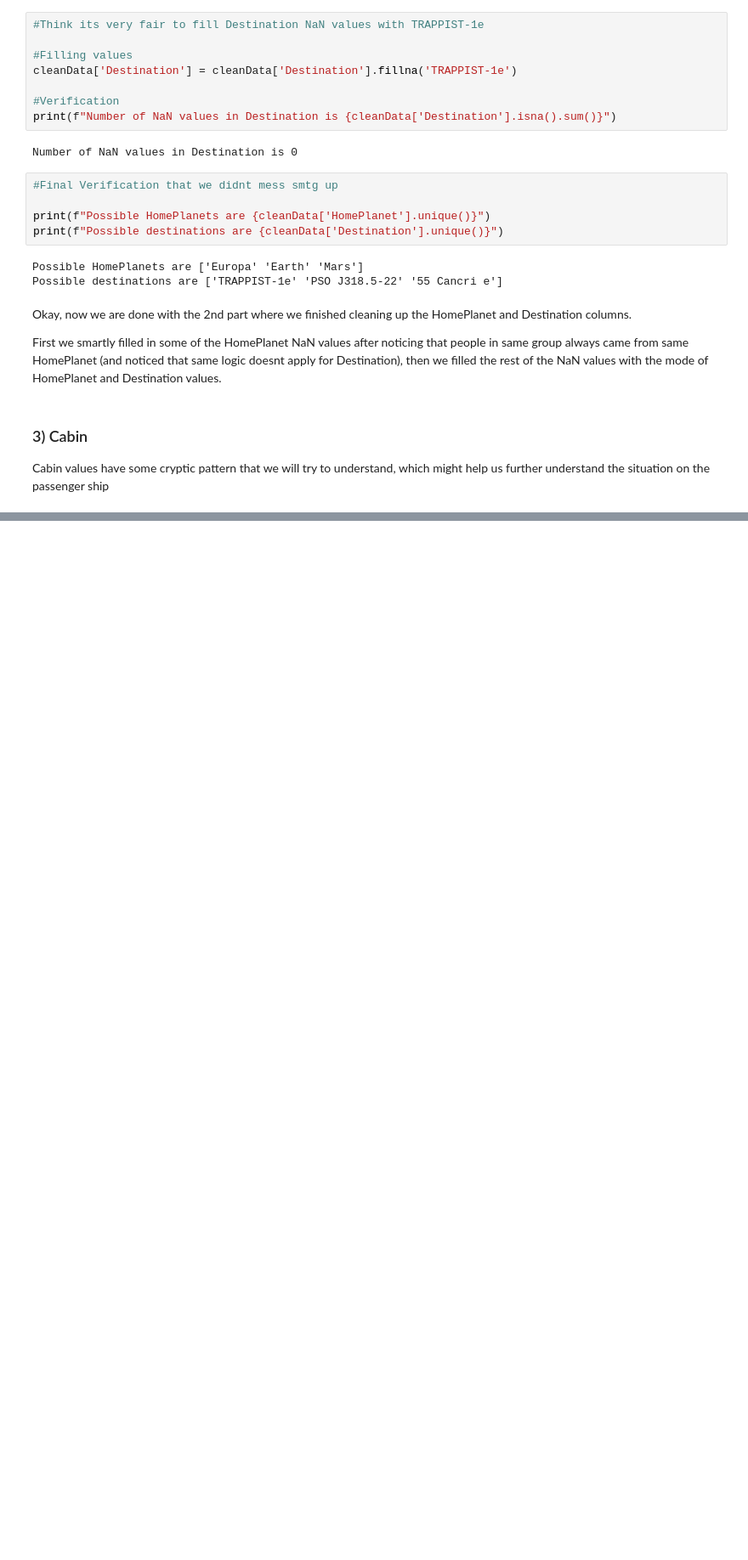
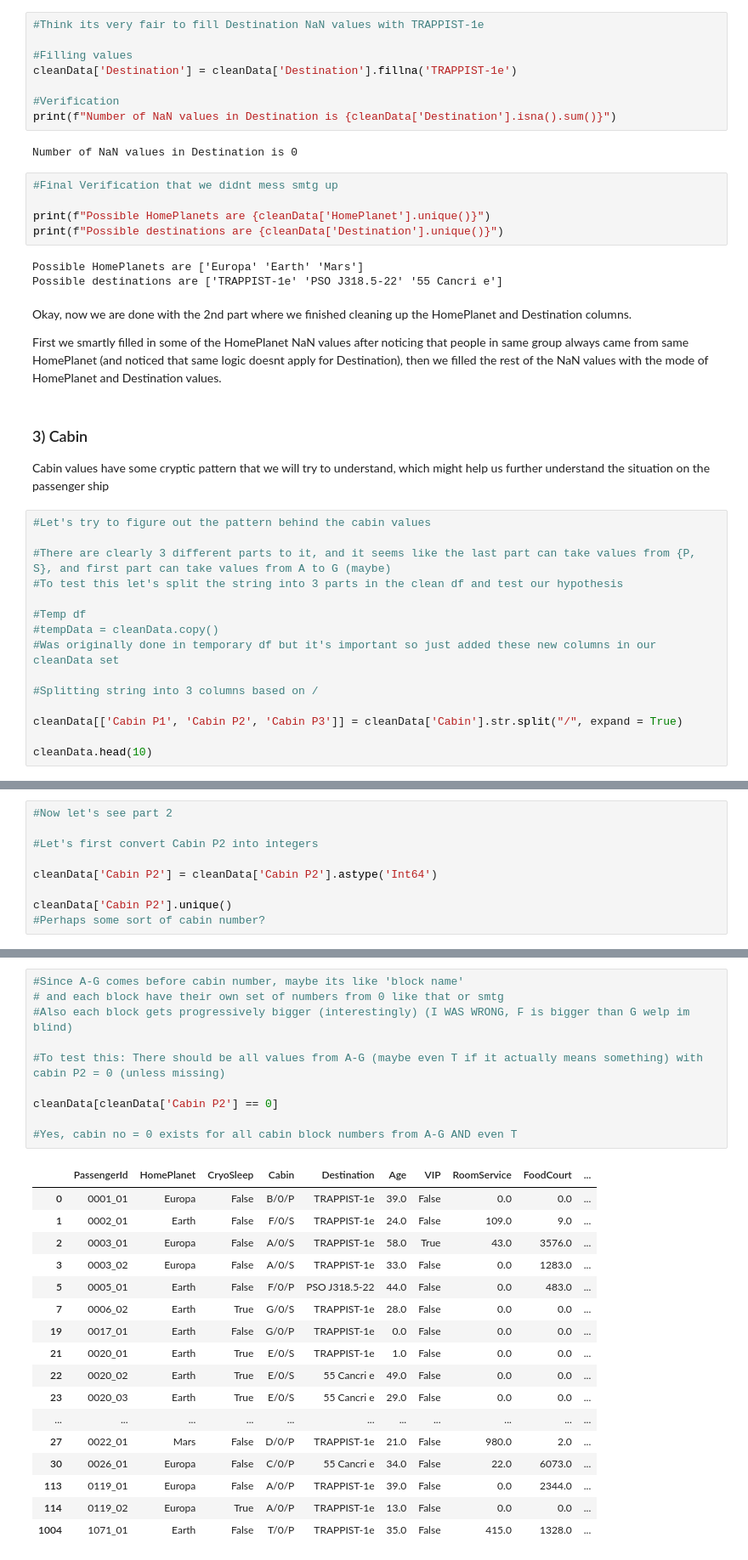
Before and after one commit to bestboybest/OlympusTech3.0--AstroGoodBoy, a Jupyter notebook: Task2/AstroGoodBoy_notebook_cleaning.ipynb, the cells around one changed output, grey strips where cells are left out. Shown: that part at 85% size. Saved outputs shown, nothing was run; the diff lists cells and outputs as text; blank space fills up the shorter version.

Commit message:
Working on decoding cabin number

```diff
--- a/Task2/AstroGoodBoy_notebook_cleaning.ipynb
+++ b/Task2/AstroGoodBoy_notebook_cleaning.ipynb
@@ -329,3 +329,18 @@ First we smartly filled in some of the HomePlanet NaN values after noticing that
 ### 3) Cabin
 
 Cabin values have some cryptic pattern that we will try to understand, which might help us further understand the situation on the passenger ship
+# %%
+#Let's try to figure out the pattern behind the cabin values
+
+#There are clearly 3 different parts to it, and it seems like the last part can take values from {P, S}, and first part can take values from A to G (maybe)
+#To test this let's split the string into 3 parts in the clean df and test our hypothesis
+
+#Temp df
+#tempData = cleanData.copy()
+#Was originally done in temporary df but it's important so just added these new columns in our cleanData set
+
+#Splitting string into 3 columns based on /
+
+cleanData[['Cabin P1', 'Cabin P2', 'Cabin P3']] = cleanData['Cabin'].str.split("/", expand = True)
+
+cleanData.head(10)
@@ -331,0 +391,9 @@ Cabin values have some cryptic pattern that we will try to understand, which mig
+# %%
+#Now let's see part 2
+
+#Let's first convert Cabin P2 into integers
+
+cleanData['Cabin P2'] = cleanData['Cabin P2'].astype('Int64')
+
+cleanData['Cabin P2'].unique()
+#Perhaps some sort of cabin number?
@@ -331,0 +462,28 @@ Cabin values have some cryptic pattern that we will try to understand, which mig
+# %%
+#Since A-G comes before cabin number, maybe its like 'block name'
+# and each block have their own set of numbers from 0 like that or smtg
+#Also each block gets progressively bigger (interestingly) (I WAS WRONG, F is bigger than G welp im blind)
+
+#To test this: There should be all values from A-G (maybe even T if it actually means something) with cabin P2 = 0 (unless missing)
+
+cleanData[cleanData['Cabin P2'] == 0]
+
+#Yes, cabin no = 0 exists for all cabin block numbers from A-G AND even T
+# %% [output]
+|  | PassengerId | HomePlanet | CryoSleep | Cabin | Destination | Age | VIP | RoomService | FoodCourt | ... |
+| 0 | 0001_01 | Europa | False | B/0/P | TRAPPIST-1e | 39.0 | False | 0.0 | 0.0 | ... |
+| 1 | 0002_01 | Earth | False | F/0/S | TRAPPIST-1e | 24.0 | False | 109.0 | 9.0 | ... |
+| 2 | 0003_01 | Europa | False | A/0/S | TRAPPIST-1e | 58.0 | True | 43.0 | 3576.0 | ... |
+| 3 | 0003_02 | Europa | False | A/0/S | TRAPPIST-1e | 33.0 | False | 0.0 | 1283.0 | ... |
+| 5 | 0005_01 | Earth | False | F/0/P | PSO J318.5-22 | 44.0 | False | 0.0 | 483.0 | ... |
+| 7 | 0006_02 | Earth | True | G/0/S | TRAPPIST-1e | 28.0 | False | 0.0 | 0.0 | ... |
+| 19 | 0017_01 | Earth | False | G/0/P | TRAPPIST-1e | 0.0 | False | 0.0 | 0.0 | ... |
+| 21 | 0020_01 | Earth | True | E/0/S | TRAPPIST-1e | 1.0 | False | 0.0 | 0.0 | ... |
+| 22 | 0020_02 | Earth | True | E/0/S | 55 Cancri e | 49.0 | False | 0.0 | 0.0 | ... |
+| 23 | 0020_03 | Earth | True | E/0/S | 55 Cancri e | 29.0 | False | 0.0 | 0.0 | ... |
+| ... | ... | ... | ... | ... | ... | ... | ... | ... | ... | ... |
+| 27 | 0022_01 | Mars | False | D/0/P | TRAPPIST-1e | 21.0 | False | 980.0 | 2.0 | ... |
+| 30 | 0026_01 | Europa | False | C/0/P | 55 Cancri e | 34.0 | False | 22.0 | 6073.0 | ... |
+| 113 | 0119_01 | Europa | False | A/0/P | TRAPPIST-1e | 39.0 | False | 0.0 | 2344.0 | ... |
+| 114 | 0119_02 | Europa | True | A/0/P | TRAPPIST-1e | 13.0 | False | 0.0 | 0.0 | ... |
+| 1004 | 1071_01 | Earth | False | T/0/P | TRAPPIST-1e | 35.0 | False | 415.0 | 1328.0 | ... |
```
Also changed, not shown: parts of 17 cells of this notebook.
